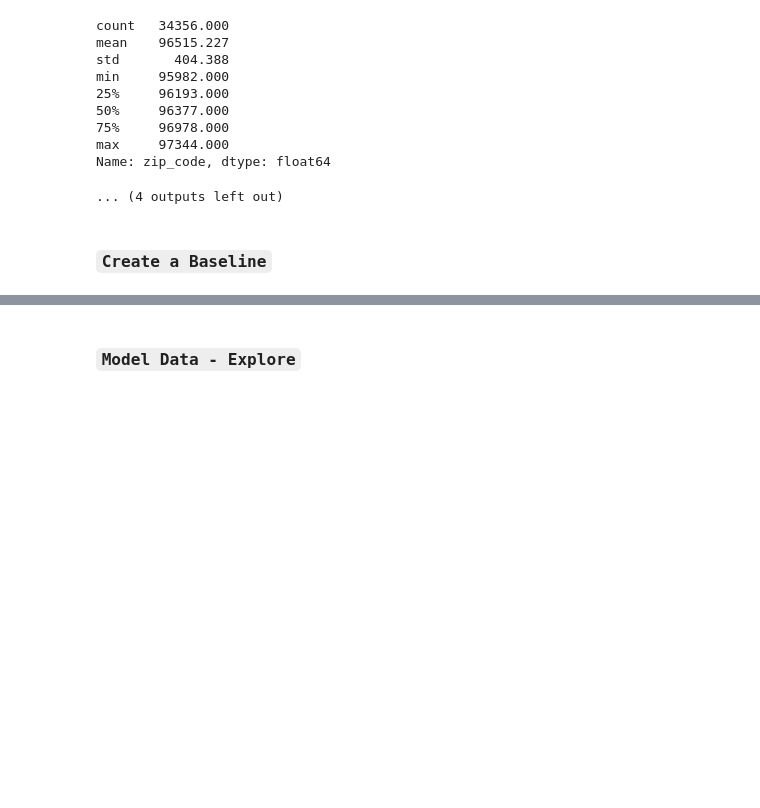
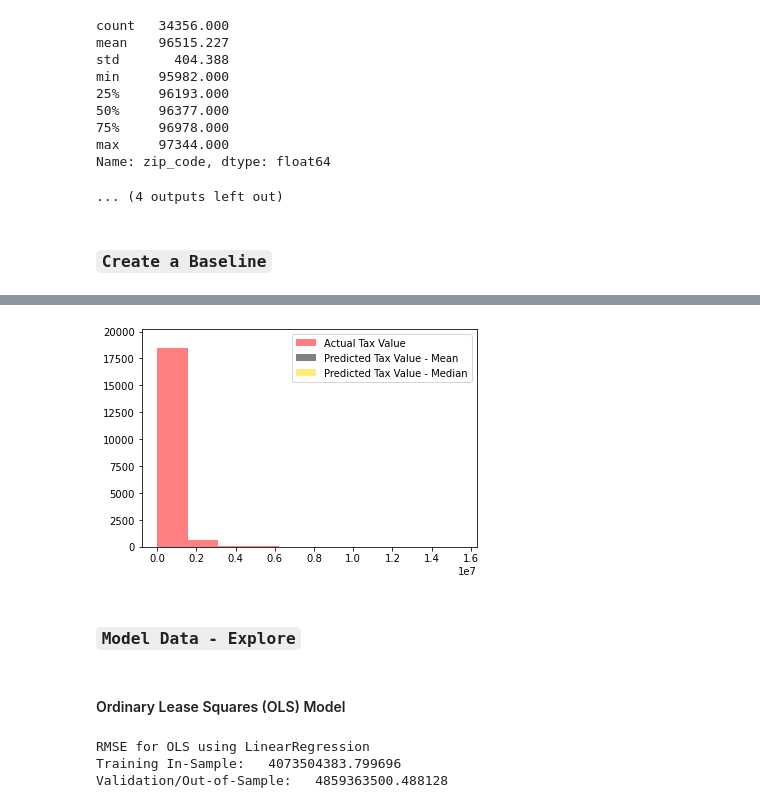
Before and after one commit to barbmarques/zillow-regression-project, a Jupyter notebook: Zillow.ipynb, the cells around one changed output, grey strips where cells are left out. Saved outputs shown, nothing was run; the diff lists cells and outputs as text; code cells hidden in the pictures; blank space fills up the shorter version.

Commit message:
Updated with OLS Model

````diff
--- a/Zillow.ipynb
+++ b/Zillow.ipynb
@@ -493,0 +496,23 @@ TypeError: rename() got an unexpected keyword argument 'columns'
+# %%
+# Create dataframes of y_train and y_validate , so we can append new columns with predicted values
+y_train = pd.DataFrame(y_train)
+y_validate = pd.DataFrame(y_validate)
+
+# Predict mean
+y_pred_mean = y_train['tax_value'].mean()
+y_train['y_pred_mean'] = y_pred_mean
+y_validate['y_pred_mean']= y_pred_mean
+
+
+# Predict mean
+y_pred_median = y_train['tax_value'].median()
+y_train['y_pred_median'] = y_pred_median
+y_validate['y_pred_median']= y_pred_median
+
+
+y_train.head()
+
+# # Make a copy of y_train dataframe, named ols_eval, with renamed column for actual value
+
+ols_eval = y_train.copy()
+ols_eval.head()
@@ -494,2 +562,14 @@ TypeError: rename() got an unexpected keyword argument 'columns'
+# %%
+# plot to visualize actual v. predicted
+
+plt.hist(y_train.tax_value, color = 'red', alpha = .5, label = "Actual Tax Value")
+plt.hist(y_train.y_pred_mean, bins=7, color = 'black', alpha = .5, rwidth=100, label = "Predicted Tax Value - Mean")
+plt.hist(y_train.y_pred_median, bins=7, color = 'gold', alpha = .5, rwidth=100, label = "Predicted Tax Value - Median")
+plt.legend()
+plt.show()
+# %% [output]
+[figure, added]
 # %% [markdown]
 ### ```Model Data - Explore```
+# %% [markdown]
+####  Ordinary Lease Squares (OLS) Model
@@ -495,0 +585,15 @@ TypeError: rename() got an unexpected keyword argument 'columns'
+# %%
+#evaluate: RMSE
+rmse_train = mean_squared_error(y_train.tax_value, y_train.tax_value_pred_lm)**1/2
+
+#predict validate
+y_validate['tax_value_pred_lm'] = lm.predict(X_validate_scaled)
+
+# evaluate: RMSE
+rmse_validate = mean_squared_error(y_validate.tax_value, y_validate.tax_value_pred_lm)**1/2
+
+print("RMSE for OLS using LinearRegression\nTraining In-Sample:  ", rmse_train, "\nValidation/Out-of-Sample:  ", rmse_validate)
+# %% [output]
+RMSE for OLS using LinearRegression
+Training In-Sample:   4073504383.799696
+Validation/Out-of-Sample:   4859363500.488128
````
Also changed, not shown: parts of 8 cells of this notebook.
